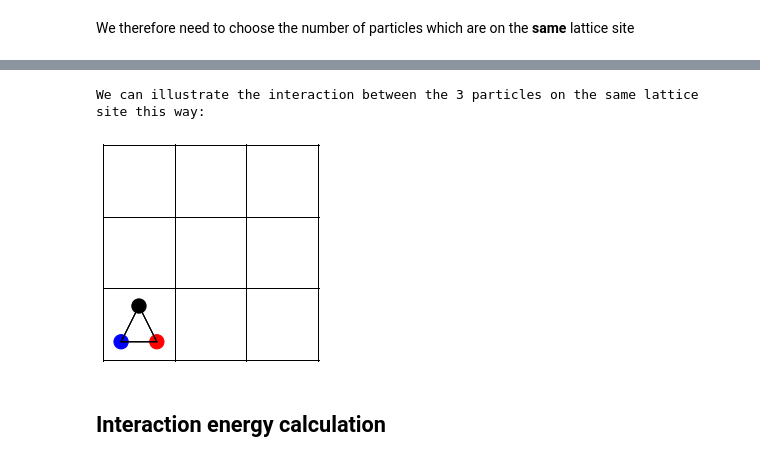
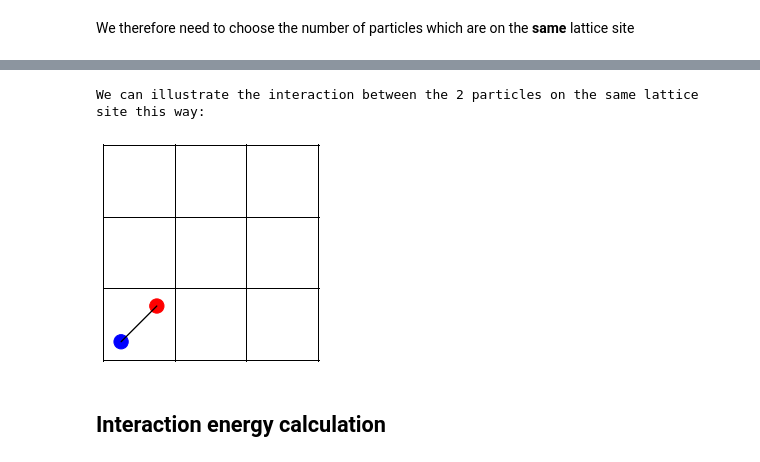
Before and after one commit to hoogenboom-lab/teaching, a Jupyter notebook: microcanonical_ensemble_dist_particles.ipynb, the cells around one changed output, grey strips where cells are left out. Cells and saved outputs as stored; diff of their text form; code cells hidden in the pictures.

```diff
--- a/microcanonical_ensemble_dist_particles.ipynb
+++ b/microcanonical_ensemble_dist_particles.ipynb
@@ -719,36 +729,36 @@ elif N1 == 3:
 elif N1 == 4:
     new4 = l4.value
     l = int(new4)
 else:
     l = 1
 
 print('We can illustrate the interaction between the %d particles on the same lattice site this way:'%l)
 
-fig3 , a3 = plt.subplots() # plots the graph with chosen N and l
+fig4 , a3 = plt.subplots() # plots the graph with chosen N and l
 figure_first_sub()
 
 if N1 == 1:
     particle_1(a3)
     print('There is no interaction as only 1 particle')
 
 if N1 == 3:
     if l==1:
         i3_1l(a3)
     elif l==2:
         i3_2l(a3)
     else:
         i3_3l(a3)
     plt.show()
 
 if N1==2:
     if l==1:
         i2_1l(a3)
     else:
         i2_2l(a3)
     plt.show()
 # %% [output]
-We can illustrate the interaction between the 3 particles on the same lattice site this way:
+We can illustrate the interaction between the 2 particles on the same lattice site this way:
-[figure, old version]
+[figure, new version]
 # %% [markdown]
 ## Interaction energy calculation
 # %%
```
Also changed, not shown: parts of 7 cells of this notebook.
